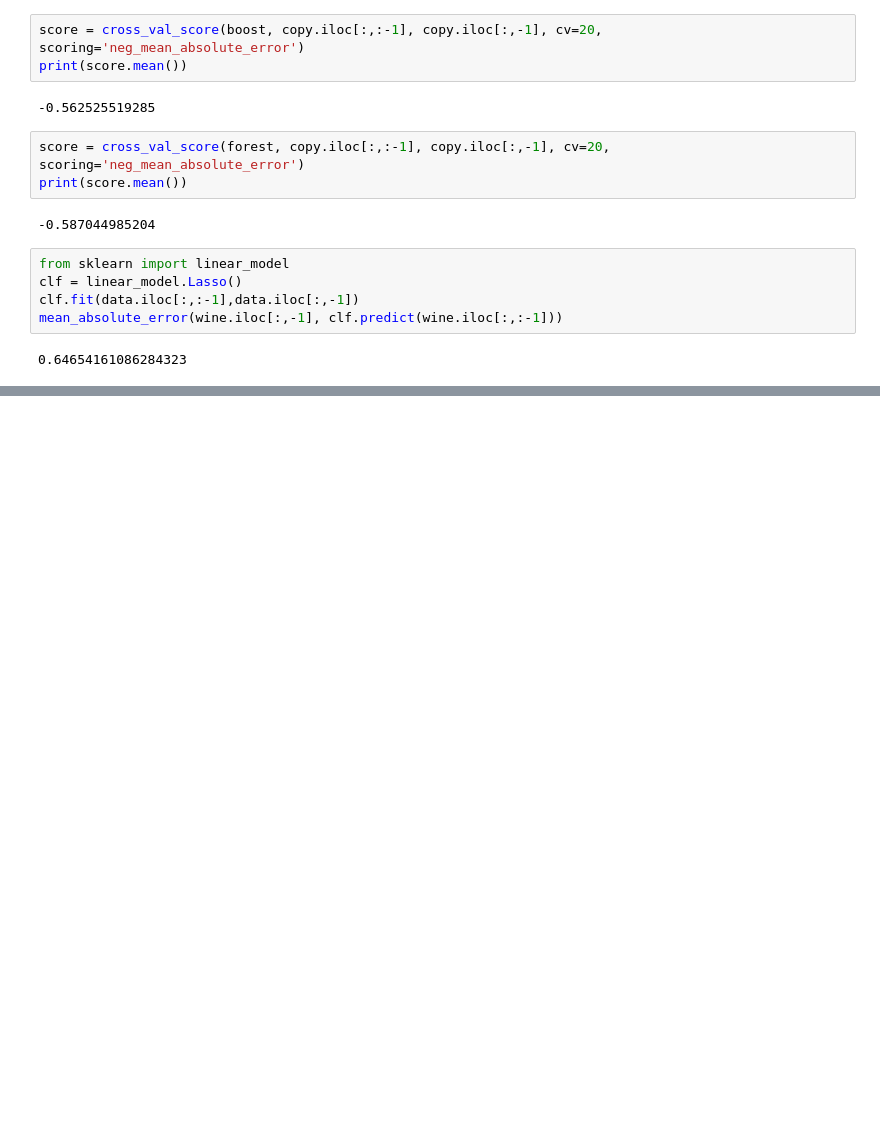
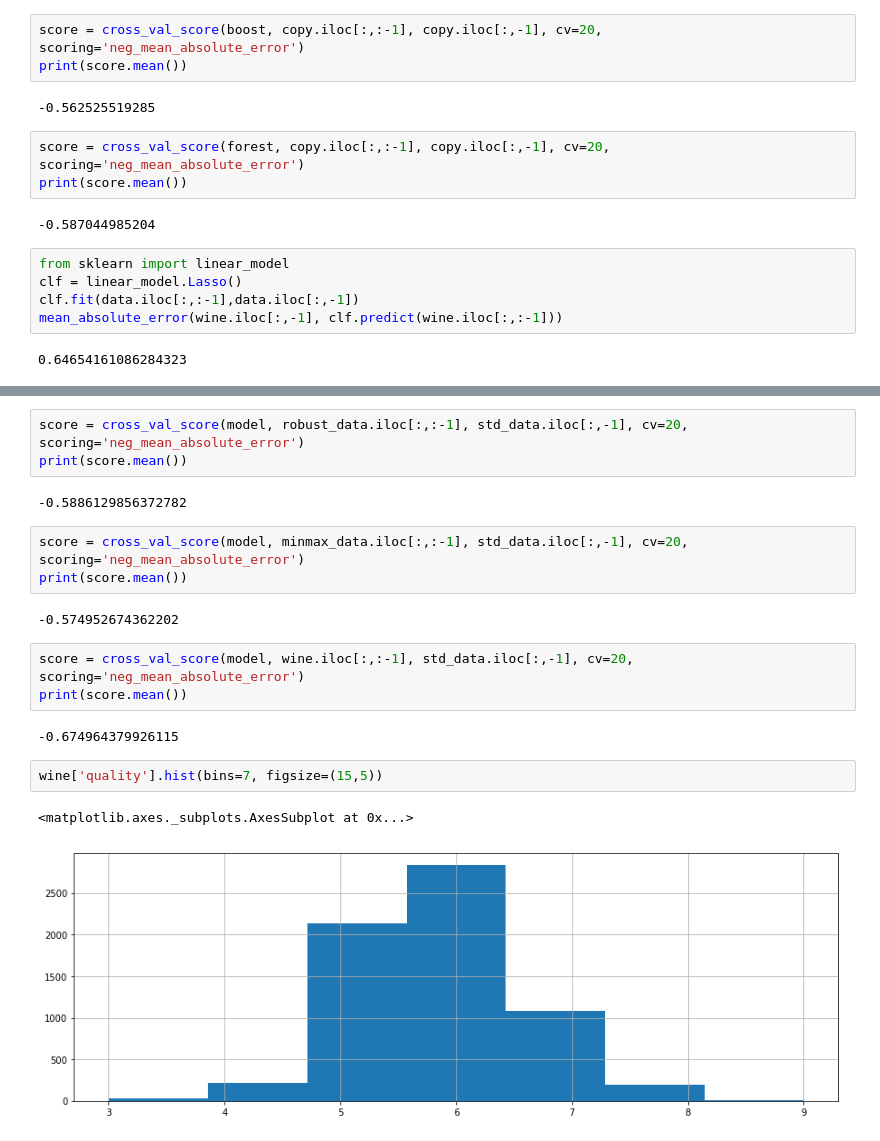
Before and after one commit to vincenttchang90/ML_wine, a Jupyter notebook: wine4.ipynb, the cells around one changed output, grey strips where cells are left out. Saved outputs shown, nothing was run; the diff lists cells and outputs as text; blank space fills up the shorter version.

```diff
--- a/wine4.ipynb
+++ b/wine4.ipynb
@@ -399,0 +432,20 @@ mean_absolute_error(wine.iloc[:,-1], clf.predict(wine.iloc[:,:-1]))
+# %%
+score = cross_val_score(model, robust_data.iloc[:,:-1], std_data.iloc[:,-1], cv=20, scoring='neg_mean_absolute_error')
+print(score.mean())
+# %% [output]
+-0.5886129856372782
+# %%
+score = cross_val_score(model, minmax_data.iloc[:,:-1], std_data.iloc[:,-1], cv=20, scoring='neg_mean_absolute_error')
+print(score.mean())
+# %% [output]
+-0.574952674362202
+# %%
+score = cross_val_score(model, wine.iloc[:,:-1], std_data.iloc[:,-1], cv=20, scoring='neg_mean_absolute_error')
+print(score.mean())
+# %% [output]
+-0.674964379926115
+# %%
+wine['quality'].hist(bins=7, figsize=(15,5))
+# %% [output]
+<matplotlib.axes._subplots.AxesSubplot at 0x...>
+[figure, added]
```
Also changed, not shown: parts of 110 cells of this notebook, 5 other files.
